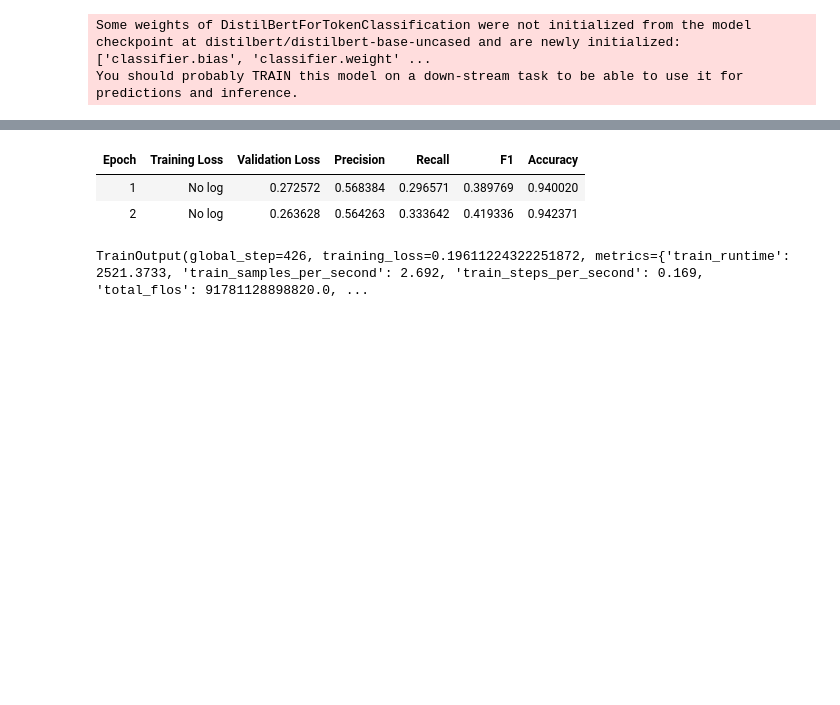
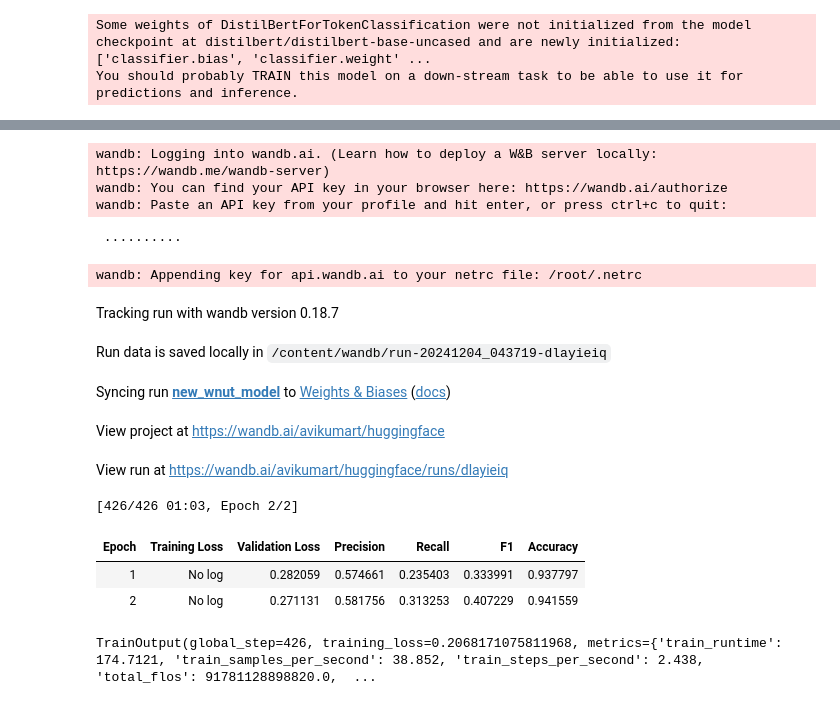
Before and after one commit to avikumart/LLM-GenAI-Transformers-Notebooks, a Jupyter notebook: TMLC_LLM_projects/TMLC_transformers_HF_autoclass_train.ipynb, the cells around one changed output, grey strips where cells are left out. Saved outputs shown, nothing was run; the diff lists cells and outputs as text; code cells hidden in the pictures; blank space fills up the shorter version.

```diff
--- a/TMLC_LLM_projects/TMLC_transformers_HF_autoclass_train.ipynb
+++ b/TMLC_LLM_projects/TMLC_transformers_HF_autoclass_train.ipynb
@@ -323,6 +345,6 @@ You should probably TRAIN this model on a down-stream task to be able to use it
 # %%
 training_args = TrainingArguments(
-    output_dir="my_awesome_wnut_model",
+    output_dir="new_wnut_model",
     learning_rate=2e-5,
     per_device_train_batch_size=16,
     per_device_eval_batch_size=16,
@@ -331,7 +353,9 @@ training_args = TrainingArguments(
     eval_strategy="epoch",
     save_strategy="epoch",
     load_best_model_at_end=True,
-    push_to_hub=False,
+    push_to_hub=True,
+    hub_token="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",
+    hub_model_id="avikumart/new_wnut_model",
 )
 
 trainer = Trainer(
@@ -350,4 +376,15 @@ trainer.train()
+wandb: Logging into wandb.ai. (Learn how to deploy a W&B server locally: https://wandb.me/wandb-server)
+wandb: You can find your API key in your browser here: https://wandb.ai/authorize
+wandb: Paste an API key from your profile and hit enter, or press ctrl+c to quit:
+ ··········
+wandb: Appending key for api.wandb.ai to your netrc file: /root/.netrc
+Tracking run with wandb version 0.18.7
+Run data is saved locally in /content/wandb/run-20241204_043719-dlayieiq
+Syncing run new_wnut_model to Weights & Biases (docs)
+View project at https://wandb.ai/avikumart/huggingface
+View run at https://wandb.ai/avikumart/huggingface/runs/dlayieiq
+[426/426 01:03, Epoch 2/2]
 | Epoch | Training Loss | Validation Loss | Precision | Recall | F1 | Accuracy |
-| 1 | No log | 0.272572 | 0.568384 | 0.296571 | 0.389769 | 0.940020 |
-| 2 | No log | 0.263628 | 0.564263 | 0.333642 | 0.419336 | 0.942371 |
+| 1 | No log | 0.282059 | 0.574661 | 0.235403 | 0.333991 | 0.937797 |
+| 2 | No log | 0.271131 | 0.581756 | 0.313253 | 0.407229 | 0.941559 |
-TrainOutput(global_step=426, training_loss=0.19611224322251872, metrics={'train_runtime': 2521.3733, 'train_samples_per_second': 2.692, 'train_steps_per_second': 0.169, 'total_flos': 91781128898820.0, ...
+TrainOutput(global_step=426, training_loss=0.2068171075811968, metrics={'train_runtime': 174.7121, 'train_samples_per_second': 38.852, 'train_steps_per_second': 2.438, 'total_flos': 91781128898820.0,  ...
```
Also changed, not shown: parts of 5 cells of this notebook.
